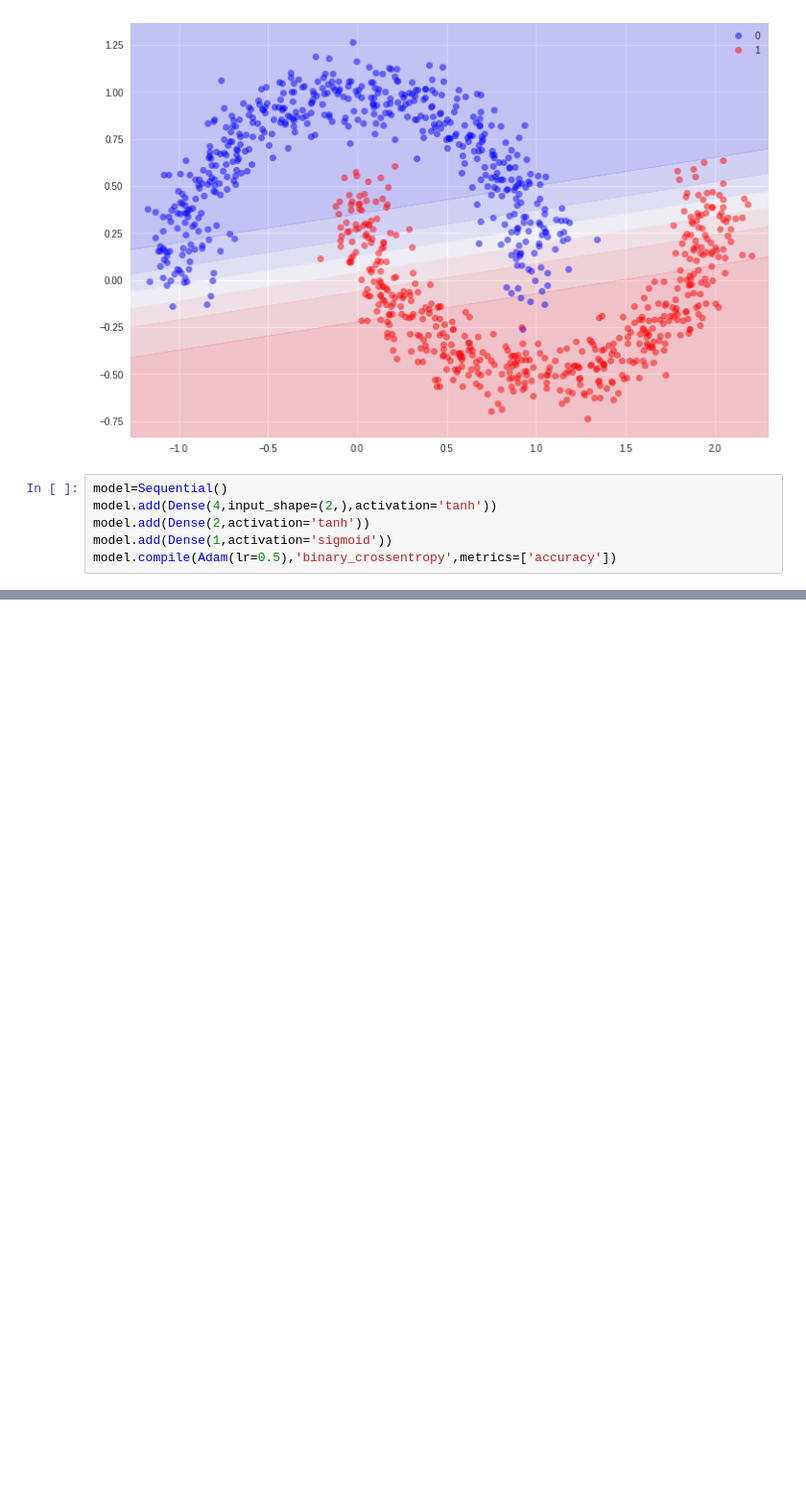
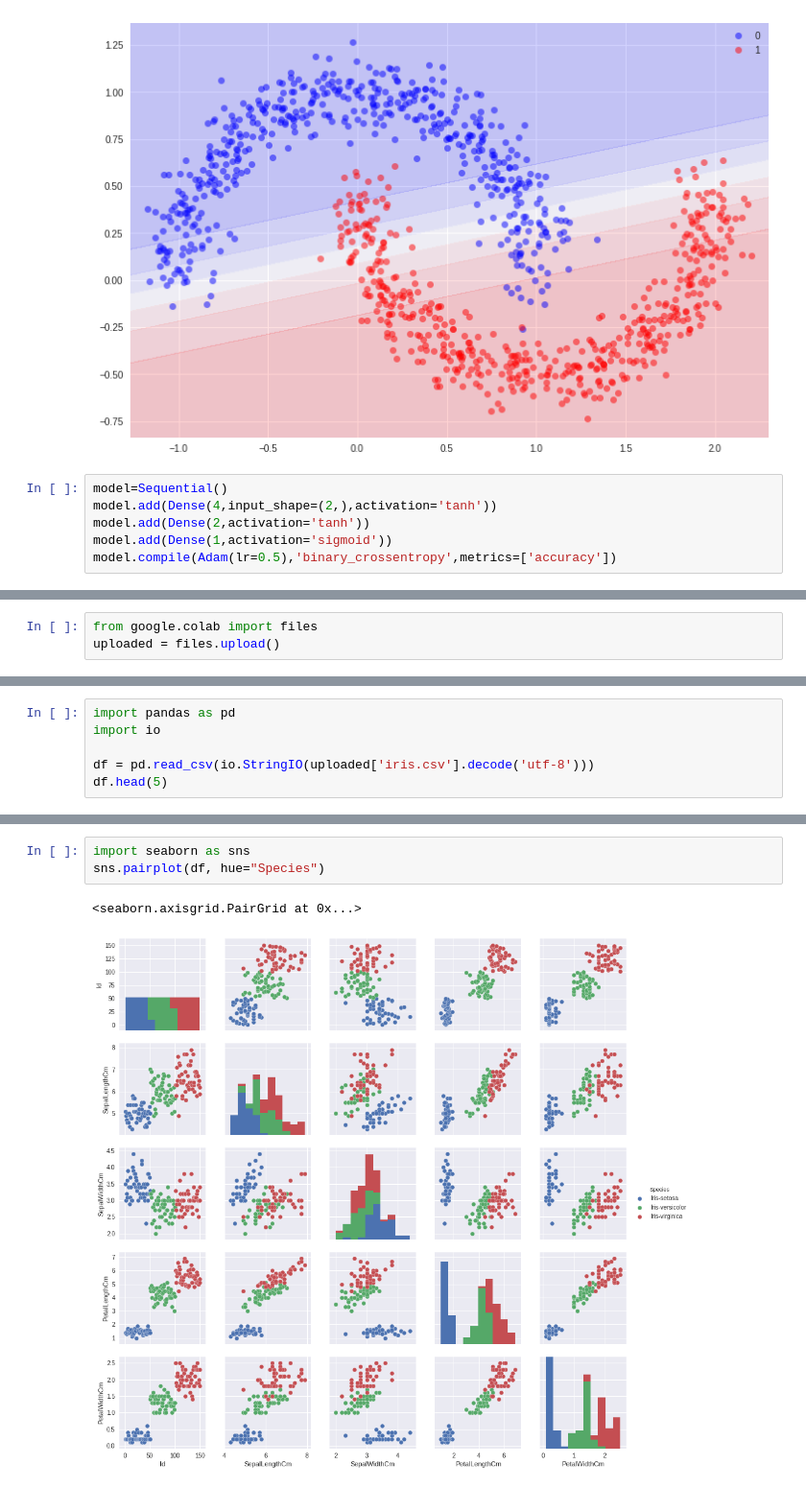
Before and after one commit to nov012017/Code, a Jupyter notebook: 2019/Google Colab/make_monsoons.ipynb, the cells around one changed output, grey strips where cells are left out. Shown at 96% size. Drawn from its saved outputs; the diff is of its cells as text; blank space fills up the shorter version.

```diff
--- a/2019/Google Colab/make_monsoons.ipynb
+++ b/2019/Google Colab/make_monsoons.ipynb
@@ -94,0 +107,3 @@ plot_decision_boundary(model,X,y)
+# %%
+from google.colab import files
+uploaded = files.upload()
@@ -94,0 +118,6 @@ plot_decision_boundary(model,X,y)
+# %%
+import pandas as pd
+import io
+
+df = pd.read_csv(io.StringIO(uploaded['iris.csv'].decode('utf-8')))
+df.head(5)
@@ -94,0 +131,6 @@ plot_decision_boundary(model,X,y)
+# %%
+import seaborn as sns
+sns.pairplot(df, hue="Species")
+# %% [output]
+<seaborn.axisgrid.PairGrid at 0x...>
+[figure, added]
```
Also changed, not shown: parts of 14 cells of this notebook.
